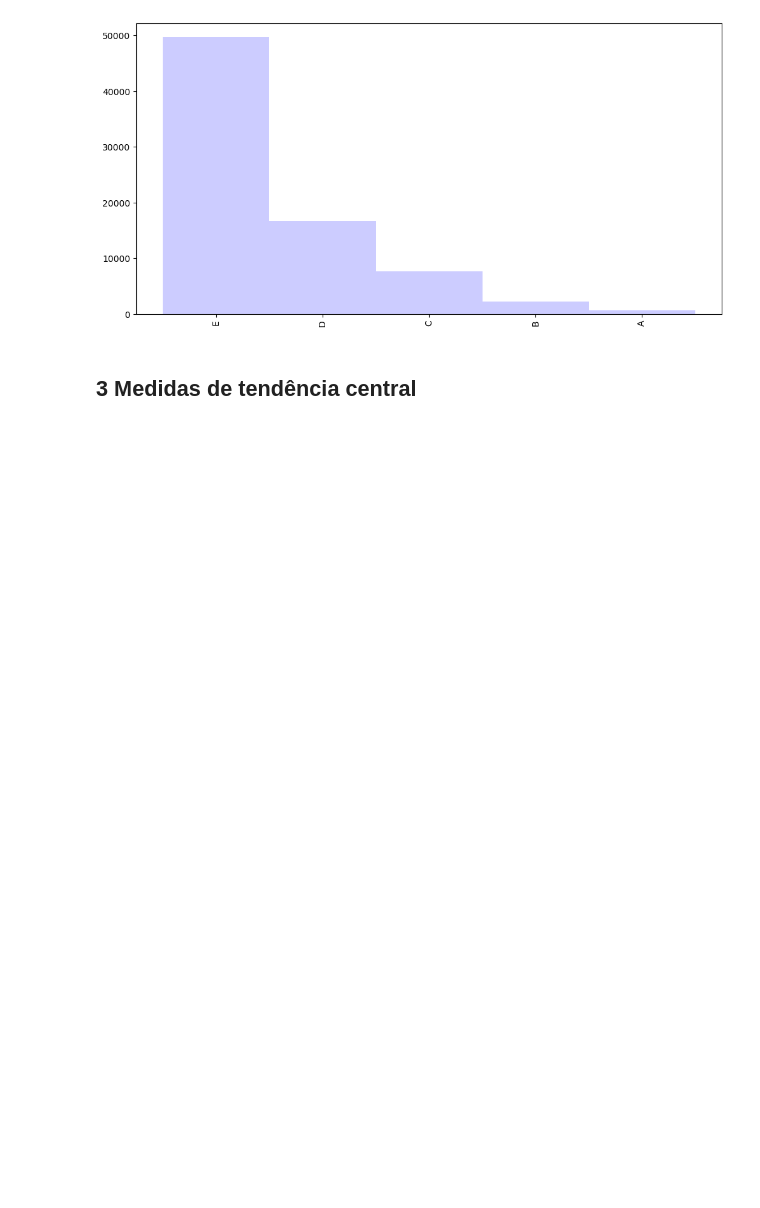
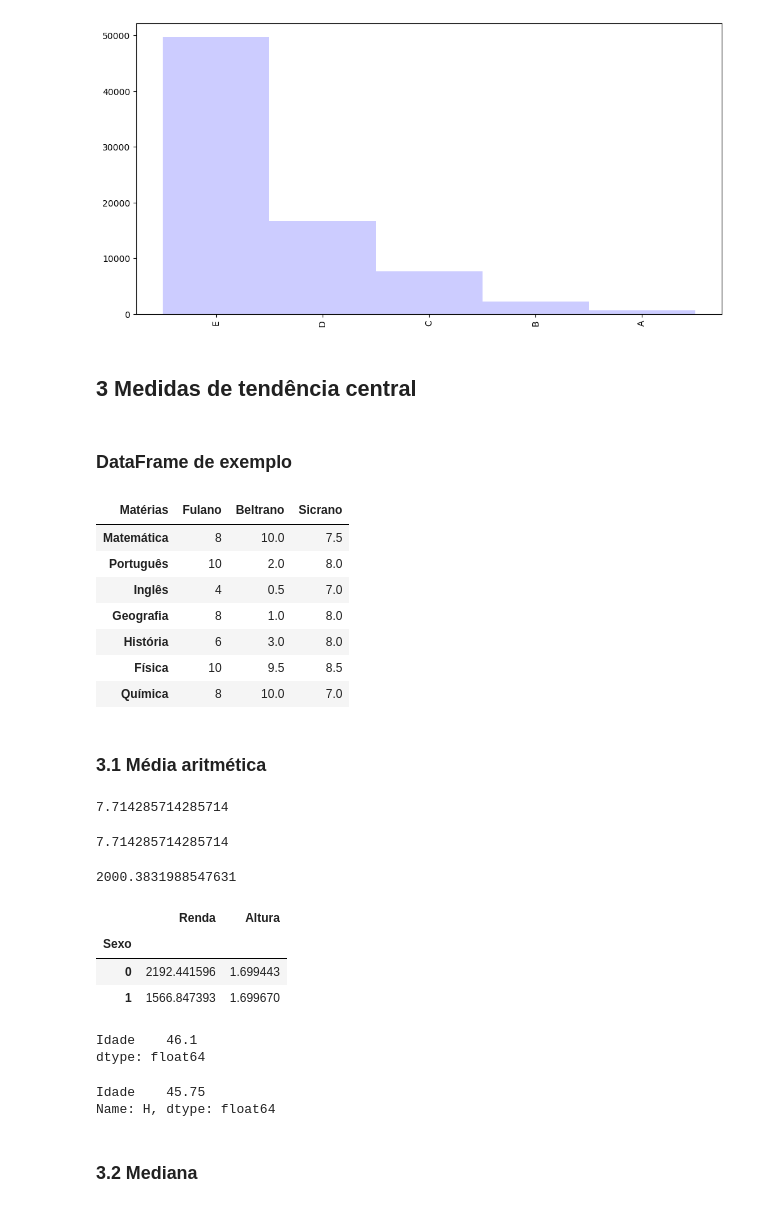
Before and after one commit to ThgMelo/EstatisticaPython, a Jupyter notebook: Estatística com Python - frequências e medidas/Estatistica - Parte 1.ipynb, the cells around one changed output. Saved outputs shown, nothing was run; the diff lists cells and outputs as text; code cells hidden in the pictures; blank space fills up the shorter version.

Commit message:
feat: Media aritmética / Mediana

```diff
--- a/Estatística com Python - frequências e medidas/Estatistica - Parte 1.ipynb
+++ b/Estatística com Python - frequências e medidas/Estatistica - Parte 1.ipynb
@@ -655,3 +655,65 @@ distribuicao_frequencia_quantitativas_personalizadas["Frequência"].plot.bar(wid
 [figure]
 # %% [markdown]
 ## 3 Medidas de tendência central
+# %% [markdown]
+### DataFrame de exemplo
+# %%
+df = pd.DataFrame(data = {'Fulano': [8, 10, 4, 8, 6, 10, 8],
+                          'Beltrano': [10, 2, 0.5, 1, 3, 9.5, 10],
+                          'Sicrano': [7.5, 8, 7, 8, 8, 8.5, 7]},
+                 index = ['Matemática',
+                          'Português',
+                          'Inglês',
+                          'Geografia',
+                          'História',
+                          'Física',
+                          'Química'])
+df.rename_axis('Matérias', axis = 'columns', inplace = True)
+df
+# %% [output]
+| Matérias | Fulano | Beltrano | Sicrano |
+| Matemática | 8 | 10.0 | 7.5 |
+| Português | 10 | 2.0 | 8.0 |
+| Inglês | 4 | 0.5 | 7.0 |
+| Geografia | 8 | 1.0 | 8.0 |
+| História | 6 | 3.0 | 8.0 |
+| Física | 10 | 9.5 | 8.5 |
+| Química | 8 | 10.0 | 7.0 |
+# %% [markdown]
+### 3.1 Média aritmética
+# %%
+(8 + 10 + 4 + 8 + 6 + 10 + 8) / 7
+# %% [output]
+7.714285714285714
+# %%
+df['Fulano'].mean()
+# %% [output]
+7.714285714285714
+# %%
+dados.Renda.mean()
+# %% [output]
+2000.3831988547631
+# %%
+dados.groupby(['Sexo'])['Renda', 'Altura'].mean()
+# %% [output]
+|  | Renda | Altura |
+| Sexo |  |  |
+| 0 | 2192.441596 | 1.699443 |
+| 1 | 1566.847393 | 1.699670 |
+# %%
+dataset = pd.DataFrame({
+    'Sexo': ['H', 'M', 'M', 'M', 'M', 'H', 'H', 'H', 'M', 'M'],
+    'Idade': [53, 72, 54, 27, 30, 40, 58, 32, 44, 51]
+})
+
+dataset.mean()
+# %% [output]
+Idade    46.1
+dtype: float64
+# %%
+dataset.groupby('Sexo').mean().loc['H']
+# %% [output]
+Idade    45.75
+Name: H, dtype: float64
+# %% [markdown]
+### 3.2 Mediana
```
Also changed, not shown: parts of 17 cells of this notebook.
